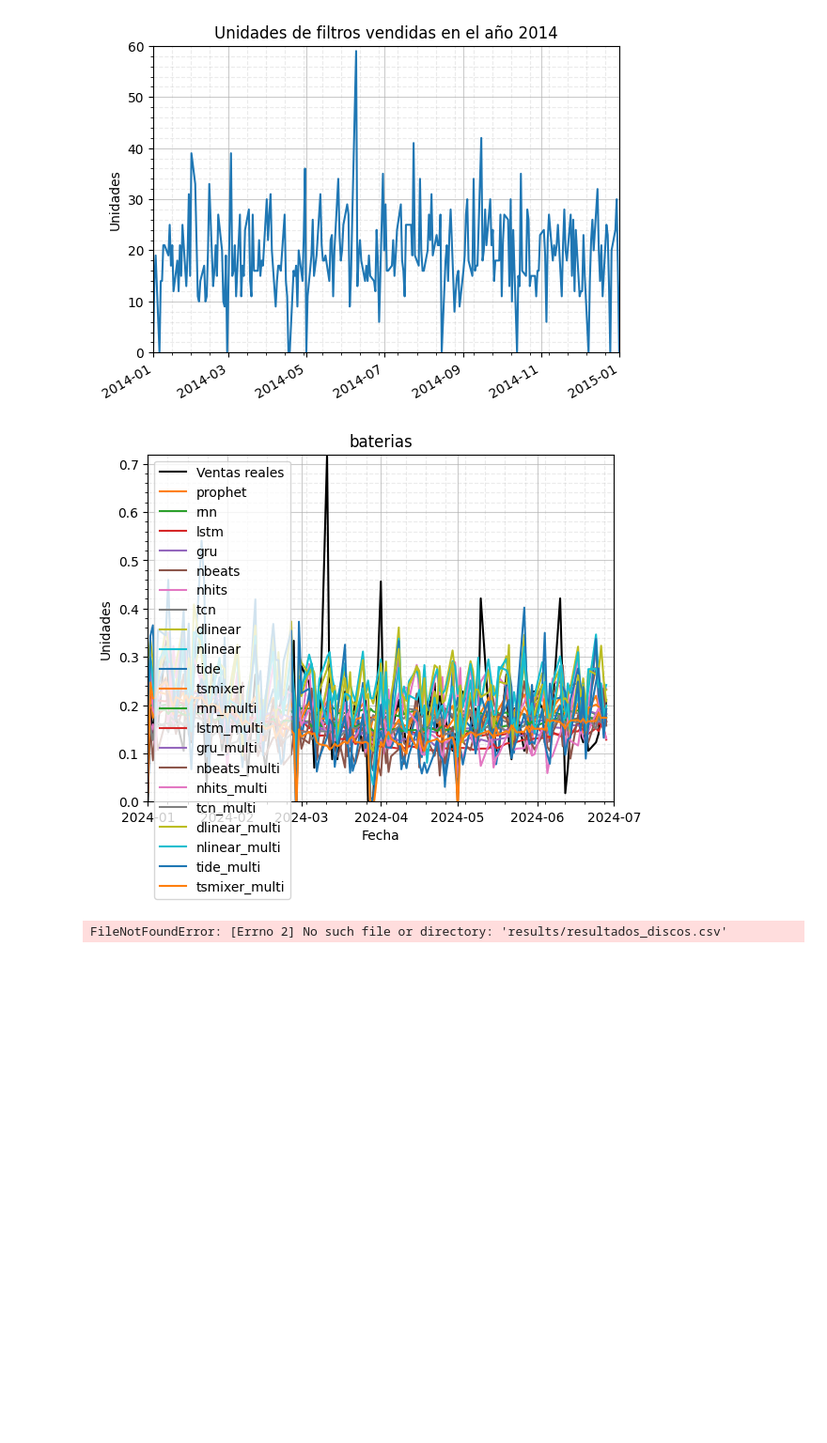
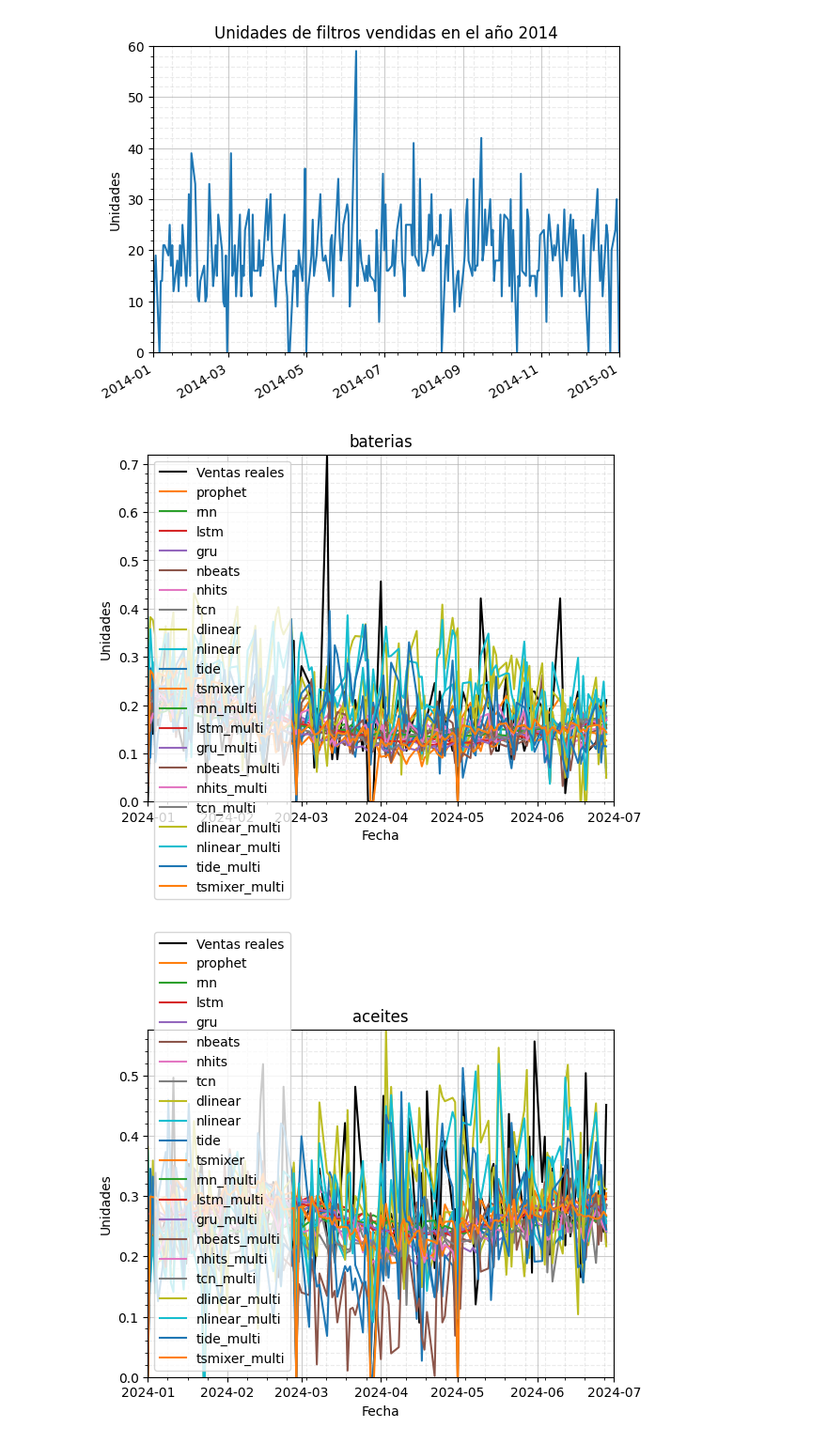
Before and after one commit to antonio-przgrc/tfm, a Jupyter notebook: code/figuras.ipynb, the cells around one changed output. Shown at 94% size. Saved outputs shown, nothing was run; the diff lists cells and outputs as text; code cells hidden in the pictures; blank space fills up the shorter version.

Commit message:
calculo errores desarrollo

```diff
--- a/code/figuras.ipynb
+++ b/code/figuras.ipynb
@@ -31,26 +31,29 @@ fig.savefig('../memoria/imagenes/filtros2014.pdf')
 # %% [output]
 [figure]
 # %%
-names = ['baterias', 'discos', 'filtros', 'pastillas']
+names = ['baterias', 'aceites', 'filtros', 'limpiaparabrisas']
 for name in names:
     df = pd.read_csv(f'results/resultados_{name}.csv')
     df['fecha'] = pd.to_datetime(df['fecha'], format="%Y-%m-%d")
     df = df.set_index(['fecha'])
+
+
+
     fig, ax = plt.subplots()
     lines = ax.plot(df, label=df.columns)
     lines[0].set_color('k')
     lines[0].set_label('Ventas reales')
     ax.minorticks_on()
     ax.grid(which='major', alpha = 0.65, linestyle='-')
     ax.grid(which='minor', alpha = 0.25, linestyle='--')
     ax.axis([dt(2024,1,1), dt(2024,7,1), 0, max(df.max())])
     ax.legend()
     ax.set_xlabel('Fecha')
     ax.set_ylabel('Unidades')
     #plt.autofmt_xdate()
     plt.savefig(f'figs/prediccion_{name}.svg', format='svg')
     ax.set_title(f'{name}')
     plt.show()
 # %% [output]
-[figure, old version]
+[figure, new version]
-FileNotFoundError: [Errno 2] No such file or directory: 'results/resultados_discos.csv'
+[figure, added]
```
Also changed, not shown: parts of 4 cells of this notebook, 7 other files.
